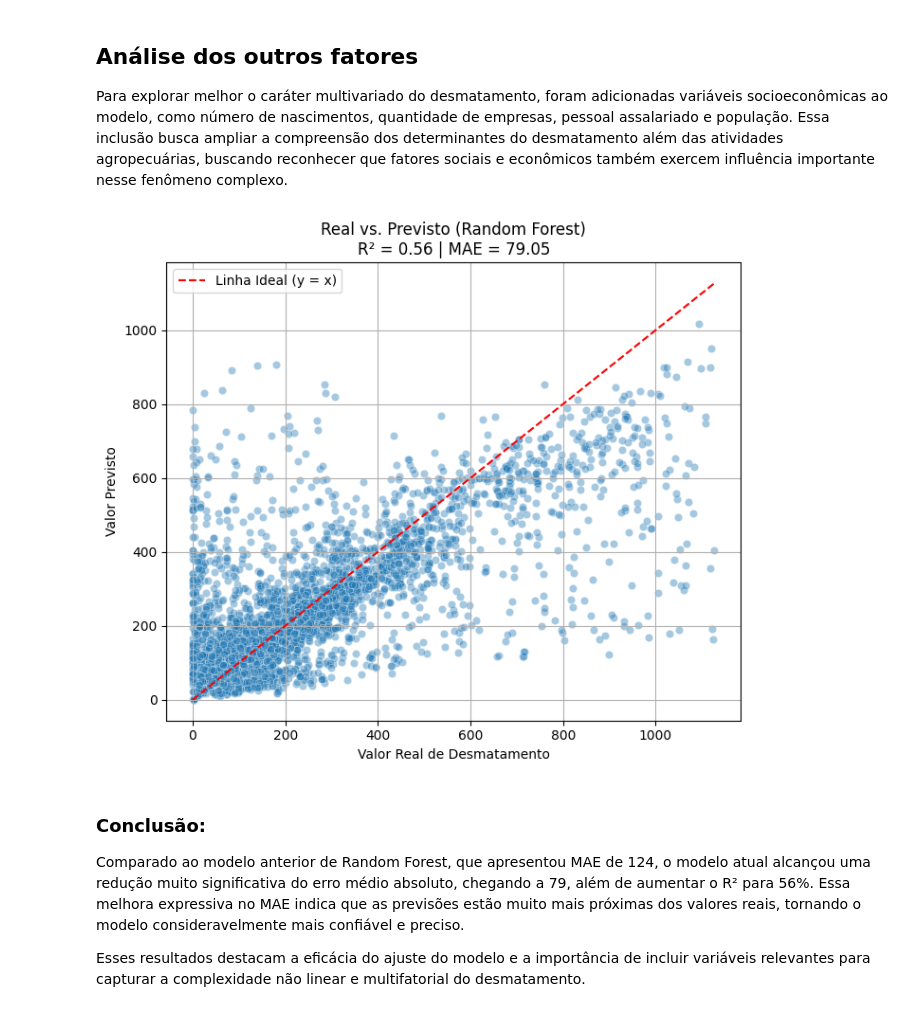
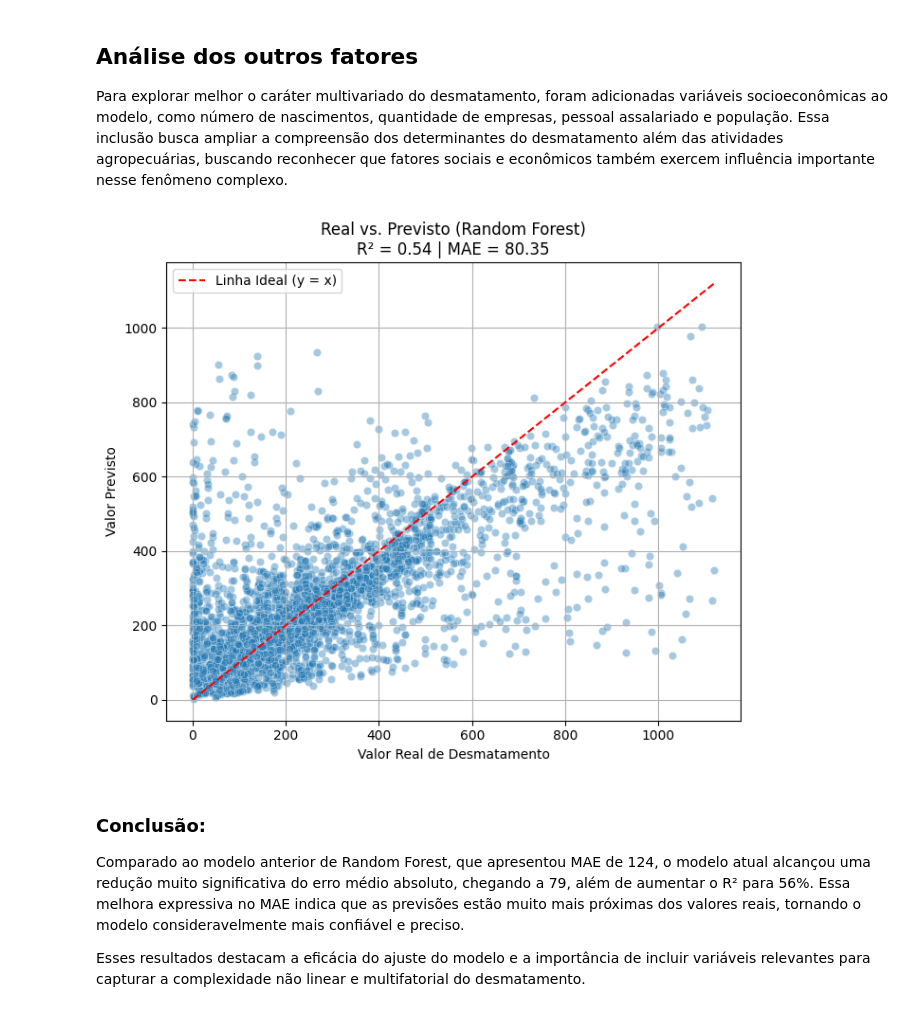
Before and after one commit to amandacmelo/Projeto-Ciencia-de-Dados, a Jupyter notebook: Aprendizado Supervisonado e Não Supervisionado/Aprendizado_Supervisionado__Não_Supervisionado_Agricultura.ipynb, the cells around one changed output. Cells and saved outputs as stored; diff of their text form; code cells hidden in the pictures.

```diff
--- a/Aprendizado Supervisonado e Não Supervisionado/Aprendizado_Supervisionado__Não_Supervisionado_Agricultura.ipynb
+++ b/Aprendizado Supervisonado e Não Supervisionado/Aprendizado_Supervisionado__Não_Supervisionado_Agricultura.ipynb
@@ -25,7 +27,7 @@ dados = dados.rename(columns={'Ano': 'ano', 'CDMunicipio': 'id_municipio'})
 df = pd.merge(dados, dados_desmatamento, on=['ano', 'id_municipio'], how='inner')
 
 # Selecionar colunas relevantes
-df = df[['VlProducaoAgricola', 'AreaPlantada_h', 'VlProducaoPecuaria', 'Area','NrNascimentos', 'QtEmpresas', 'PessoalAssalariado', 'PessoalOcupado', 'Populacao', 'desmatado']].copy()
+df = df[['VlProducaoAgricola', 'AreaPlantada_h', 'VlProducaoPecuaria', 'AreaColhida_h', 'Area','NrNascimentos', 'QtEmpresas', 'PessoalAssalariado', 'PessoalOcupado', 'Populacao', 'desmatado']].copy()
 # %% [markdown]
 # 🟤 Municípios com maior produção agrícola tendem a ter maior área desmatada?
 
@@ -101,38 +103,38 @@ df = df[(z_scores < 3).all(axis=1)]
 
 
 # Definir variáveis
-X = df.drop(columns=['desmatado'])
+X = df.drop(columns=['desmatado', 'AreaColhida_h'])
 y = df['desmatado']
 
 # Dividir treino e teste
 X_train, X_test, y_train, y_test = train_test_split(X, y, test_size=0.2, random_state=42)
 
 # Treinar modelo Random Forest
 rf = RandomForestRegressor(random_state=42)
 rf.fit(X_train, y_train)
 
 # Previsão
 y_pred = rf.predict(X_test)
 
 # Avaliar desempenho
 r2 = r2_score(y_test, y_pred)
 mae = mean_absolute_error(y_test, y_pred)
 
 # Gráfico Real vs. Previsto
 plt.figure(figsize=(7, 6))
 sns.scatterplot(x=y_test, y=y_pred, alpha=0.4)
 plt.plot([y_test.min(), y_test.max()], [y_test.min(), y_test.max()],
          'r--', label='Linha Ideal (y = x)')
 
 plt.title(f'Real vs. Previsto (Random Forest)\nR² = {r2:.2f} | MAE = {mae:.2f}', fontsize=12)
 plt.xlabel('Valor Real de Desmatamento')
 plt.ylabel('Valor Previsto')
 plt.legend()
 plt.grid(True)
 plt.tight_layout()
 plt.show()
 # %% [output]
-[figure, old version]
+[figure, new version]
 # %% [markdown]
 ### Conclusão:
 Comparado ao modelo anterior de Random Forest, que apresentou MAE de 124, o modelo atual alcançou uma redução muito significativa do erro médio absoluto, chegando a 79, além de aumentar o R² para 56%. Essa melhora expressiva no MAE indica que as previsões estão muito mais próximas dos valores reais, tornando o modelo consideravelmente mais confiável e preciso.
```
Also changed, not shown: parts of 6 cells of this notebook.
